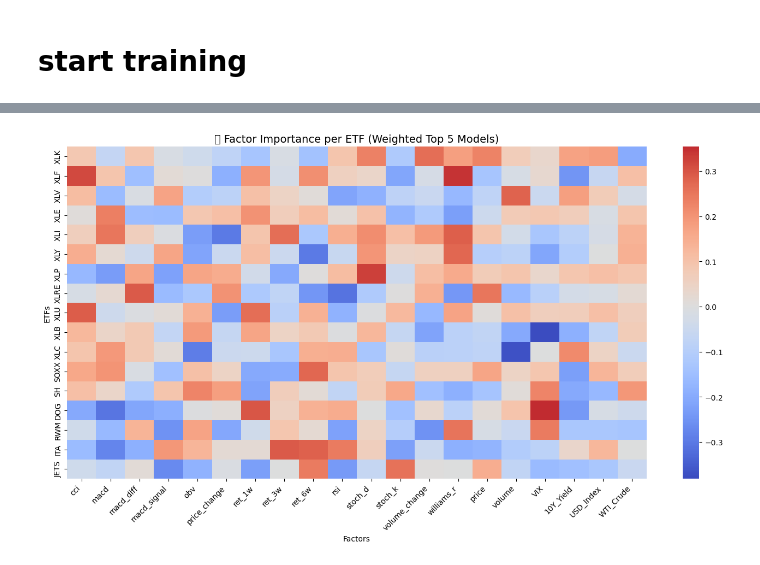
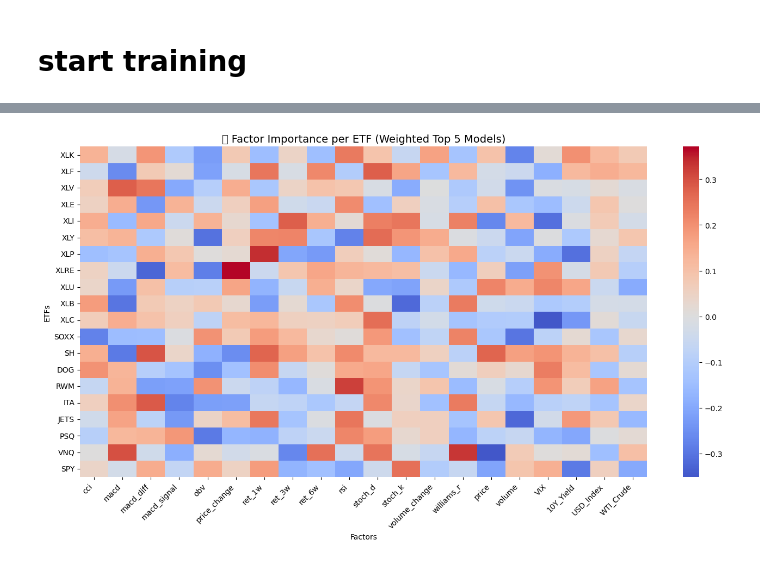
Before and after one commit to tomqwrtyu/QT_ETF_Rotate, a Jupyter notebook: my_agent/etf_weekly_swing_test2.ipynb, the cells around one changed output, grey strips where cells are left out. Drawn from its saved outputs; the diff is of its cells as text; code cells hidden in the pictures.

```diff
--- a/my_agent/etf_weekly_swing_test2.ipynb
+++ b/my_agent/etf_weekly_swing_test2.ipynb
@@ -7,24 +7,20 @@ from datetime import datetime, timedelta
 # ETF list
 etf_list = [
     'XLK', 'XLF', 'XLV', 'XLE', 'XLI', 'XLY', 'XLP', 'XLRE', 'XLU', 'XLB', 'XLC',
-    'SOXX', 'SH', 'DOG', 'RWM', 'ITA', 'JETS'
+    'SOXX', 'SH', 'DOG', 'RWM', 'ITA', 'JETS', 'PSQ', 'VNQ', 'SPY'
 ]
 
 # Date range: from 10 years ago to now
-# Define the start of your 10-year weekly backtest period
 today = datetime.today()
 back_time = today - timedelta(weeks=52 * 10)
-
-# Define start and end as strings for use in yfinance
 start_date = back_time.strftime('%Y-%m-%d')
 end_date = today.strftime('%Y-%m-%d')
 
-print(f"📅 Downloading weekly data from {start_date} to {end_date}")
+print(f"🗕️ Downloading weekly data from {start_date} to {end_date}")
 
 # Ensure dataset/ exists
 dataset_path = os.path.abspath(os.path.join(os.getcwd(), '..', 'dataset'))
-if not os.path.isdir(dataset_path):
-    raise FileNotFoundError(f"🚫 'dataset/' folder not found at {dataset_path}")
+os.makedirs(dataset_path, exist_ok=True)
 
 # Containers
 adjclose_data, volume_data, high_data, low_data = {}, {}, {}, {}
@@ -32,8 +28,16 @@ adjclose_data, volume_data, high_data, low_data = {}, {}, {}, {}
 # Download each ETF
 for symbol in etf_list:
     print(f"⬇️ Downloading {symbol}...")
-    data = yf.download(symbol, start=start_date, end=end_date, interval='1wk', auto_adjust=False, progress=False)
+    data = yf.download(
+        symbol,
+        start=start_date,
+        end=end_date,
+        interval='1wk',  # back to Yahoo's default weekly format (week ending on Friday)
+        auto_adjust=False,
+        progress=False
+    )
     if not data.empty:
+        data = data[~data.index.duplicated(keep='first')].sort_index()
         adjclose_data[symbol] = data[['Adj Close']].rename(columns={'Adj Close': symbol})
         volume_data[symbol] = data[['Volume']].rename(columns={'Volume': symbol})
         high_data[symbol] = data[['High']].rename(columns={'High': symbol})
@@ -365,7 +372,7 @@ import numpy as np
 
 # === Paths ===
 data_dir = os.path.abspath(os.path.join(os.getcwd(), '..', 'dataset', 'normalized_matrix'))
-ETF_LIST = ['XLK', 'XLF', 'XLV', 'XLE', 'XLI', 'XLY', 'XLP', 'XLRE', 'XLU', 'XLB', 'XLC', 'SOXX', 'SH', 'DOG', 'RWM', 'ITA', 'JETS']
+
 
 # === Dataset ===
 class ETFDataset(Dataset):
@@ -391,7 +398,13 @@ class DualTransformerModel(nn.Module):
     def __init__(self, num_features, hidden_dim=128, nhead=4, num_layers=2):
         super().__init__()
         self.encoder = nn.TransformerEncoder(
-            nn.TransformerEncoderLayer(d_model=num_features, nhead=nhead, dim_feedforward=hidden_dim),
+            nn.TransformerEncoderLayer(
+                d_model=num_features,
+                nhead=nhead,
+                dim_feedforward=hidden_dim,
+                batch_first=True  # 👈 this avoids the warning
+            ),
+
             num_layers=num_layers
         )
         self.output = nn.Linear(num_features, 1)
@@ -466,7 +479,7 @@ def train_one_etf(etf):
         torch.save(out, save_path)
 
 # === Execute ===
-for etf in ETF_LIST:
+for etf in etf_list:
     train_one_etf(etf)
 # %% [output]
 🚀 Training XLK
@@ -558,44 +509,44 @@ import seaborn as sns
 # === Config ===
 weights_dir = os.path.abspath(os.path.join(os.getcwd(), '..', 'model_weights'))
 feature_dir = os.path.abspath(os.path.join(os.getcwd(), '..', 'dataset', 'normalized_matrix'))
-ETF_LIST = ['XLK', 'XLF', 'XLV', 'XLE', 'XLI', 'XLY', 'XLP', 'XLRE', 'XLU', 'XLB', 'XLC', 'SOXX', 'SH', 'DOG', 'RWM', 'ITA', 'JETS']
+
 
 # === Storage ===
 factor_weights = {}
 
 # === Extract input dimension ===
-first_etf = ETF_LIST[0]
+first_etf = etf_list[0]
 example_path = os.path.join(feature_dir, f'{first_etf}_combined.csv')
 example_features = pd.read_csv(example_path, index_col=0)
 factor_names = example_features.columns.tolist()
 
 # === Aggregate top 5 weights for each ETF
-for etf in ETF_LIST:
+for etf in etf_list:
     weights = []
     for i in range(1, 6):
         model_path = os.path.join(weights_dir, f"{etf}_top{i}.pt")
         if os.path.exists(model_path):
             data = torch.load(model_path, map_location='cpu')
             linear_weights = data['weights']['output.weight'].squeeze().numpy()
             weights.append(linear_weights * data['weight'])  # weighted by performance
     if weights:
         factor_weights[etf] = sum(weights)
 
 # === Create DataFrame for heatmap
 weight_df = pd.DataFrame(factor_weights, index=factor_names)
 weight_df = weight_df.T  # shape: (ETF, Factors)
 
 # === Plot ===
 plt.figure(figsize=(14, 8))
 sns.heatmap(weight_df, cmap="coolwarm", annot=False, center=0)
 plt.title("🎯 Factor Importance per ETF (Weighted Top 5 Models)", fontsize=14)
 plt.xlabel("Factors")
 plt.ylabel("ETFs")
 plt.tight_layout()
 plt.xticks(rotation=45, ha="right")
 plt.show()
 # %% [output]
-[figure, old version]
+[figure, new version]
 # %%
 import os
 import torch
```
Also changed, not shown: parts of 8 cells of this notebook.
